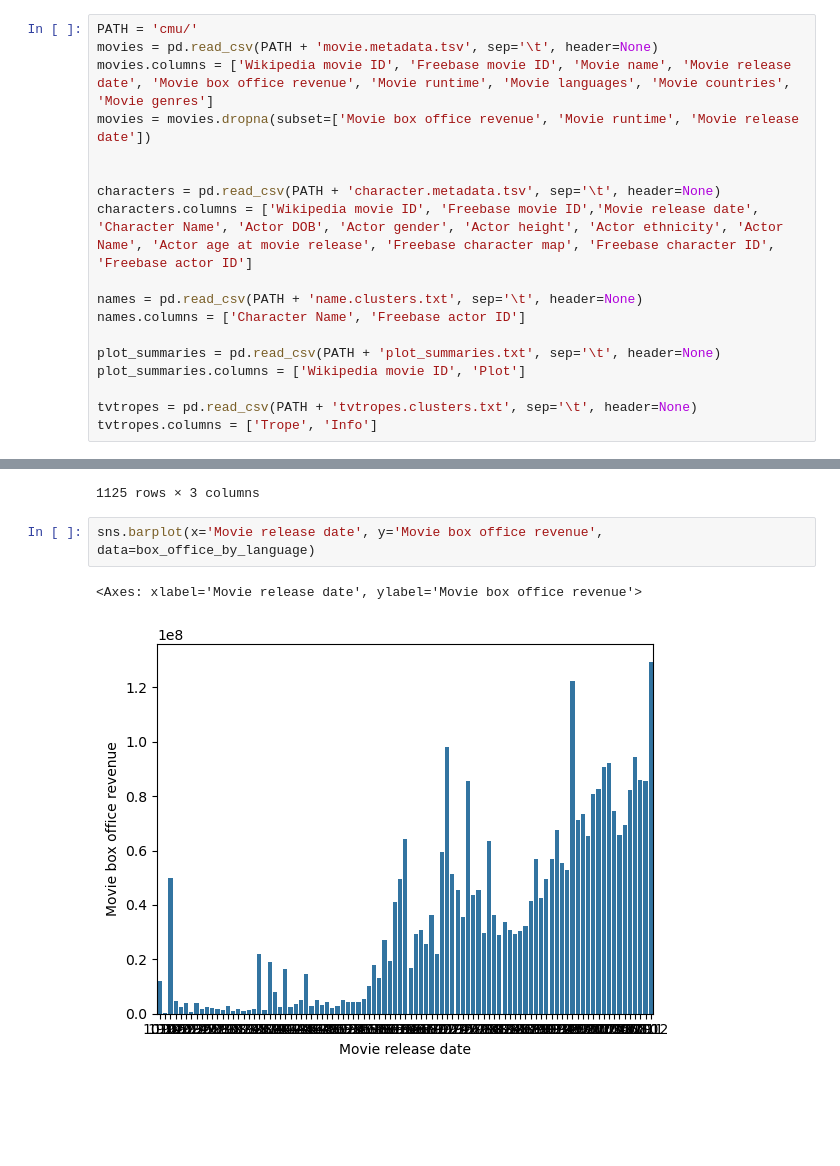
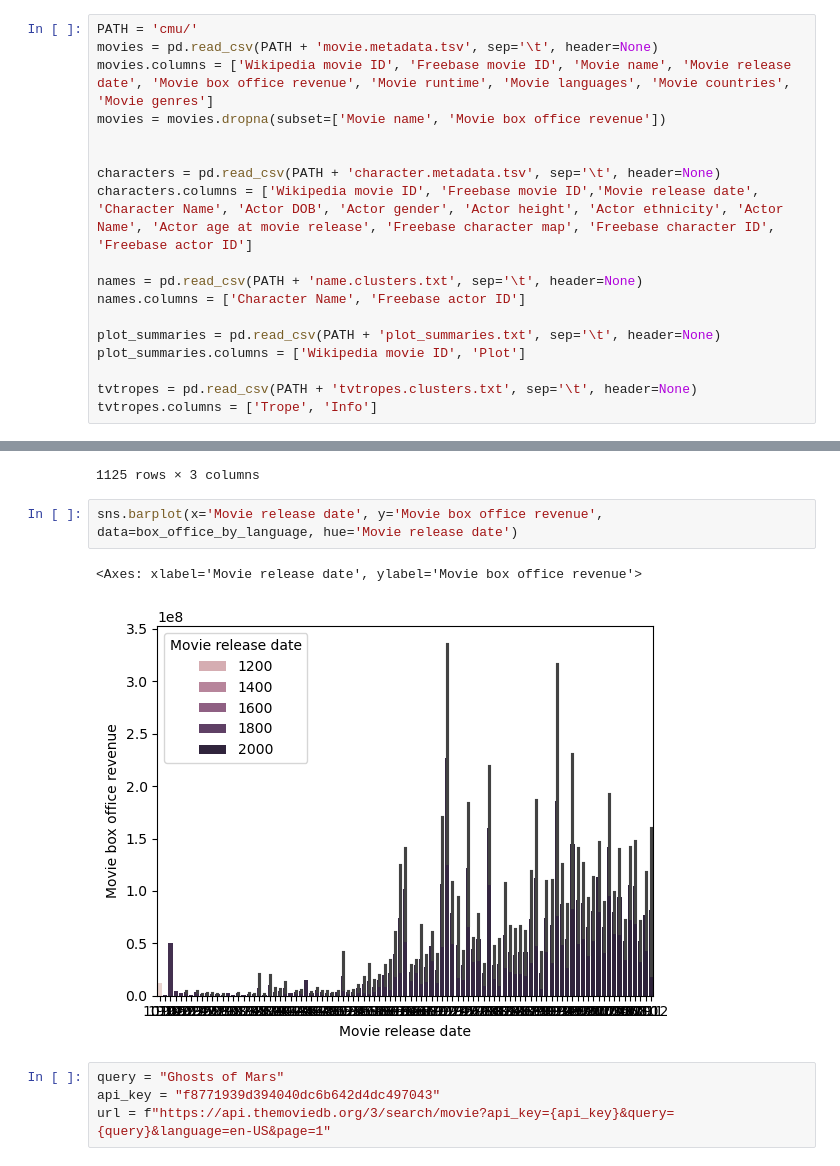
Before and after one commit to epfl-ada/ada-2024-project-conquistada, a Jupyter notebook: analysis1.ipynb, the cells around one changed output, grey strips where cells are left out. Drawn from its saved outputs; the diff is of its cells as text; blank space fills up the shorter version.

```diff
--- a/analysis1.ipynb
+++ b/analysis1.ipynb
@@ -20,7 +20,7 @@ True
 PATH = 'cmu/'
 movies = pd.read_csv(PATH + 'movie.metadata.tsv', sep='\t', header=None)
 movies.columns = ['Wikipedia movie ID', 'Freebase movie ID', 'Movie name', 'Movie release date', 'Movie box office revenue', 'Movie runtime', 'Movie languages', 'Movie countries', 'Movie genres']
-movies = movies.dropna(subset=['Movie box office revenue', 'Movie runtime', 'Movie release date'])
+movies = movies.dropna(subset=['Movie name', 'Movie box office revenue'])
 
 
 characters = pd.read_csv(PATH + 'character.metadata.tsv', sep='\t', header=None)
@@ -218,7 +237,11 @@ r
 | 863 | serbian | 2009 | 1.800000e+04 |
 1125 rows × 3 columns
 # %%
-sns.barplot(x='Movie release date', y='Movie box office revenue', data=box_office_by_language)
+sns.barplot(x='Movie release date', y='Movie box office revenue', data=box_office_by_language, hue='Movie release date')
 # %% [output]
 <Axes: xlabel='Movie release date', ylabel='Movie box office revenue'>
-[figure, old version]
+[figure, new version]
+# %%
+query = "Ghosts of Mars"
+api_key = "f8771939d394040dc6b642d4dc497043"
+url = f"https://api.themoviedb.org/3/search/movie?api_key={api_key}&query={query}&language=en-US&page=1"
```
Also changed, not shown: parts of 14 cells of this notebook.
